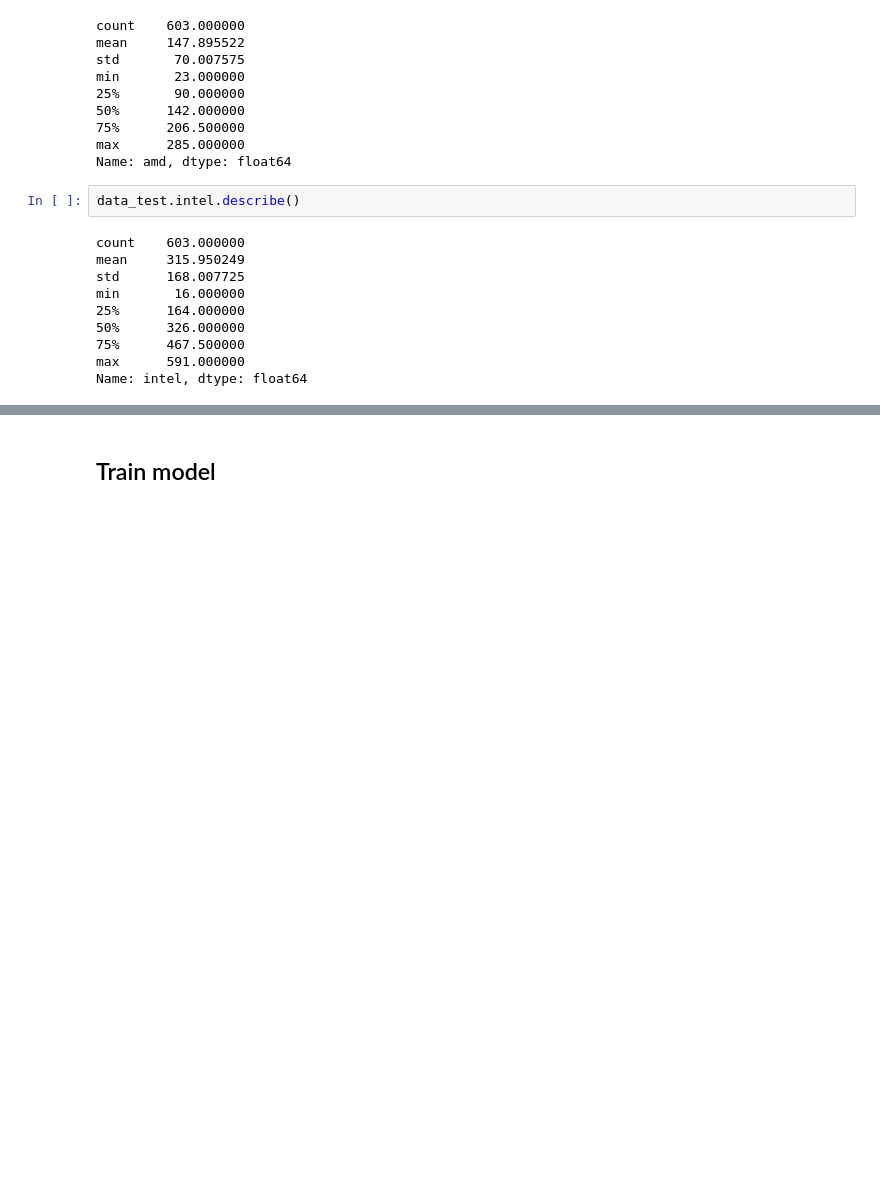
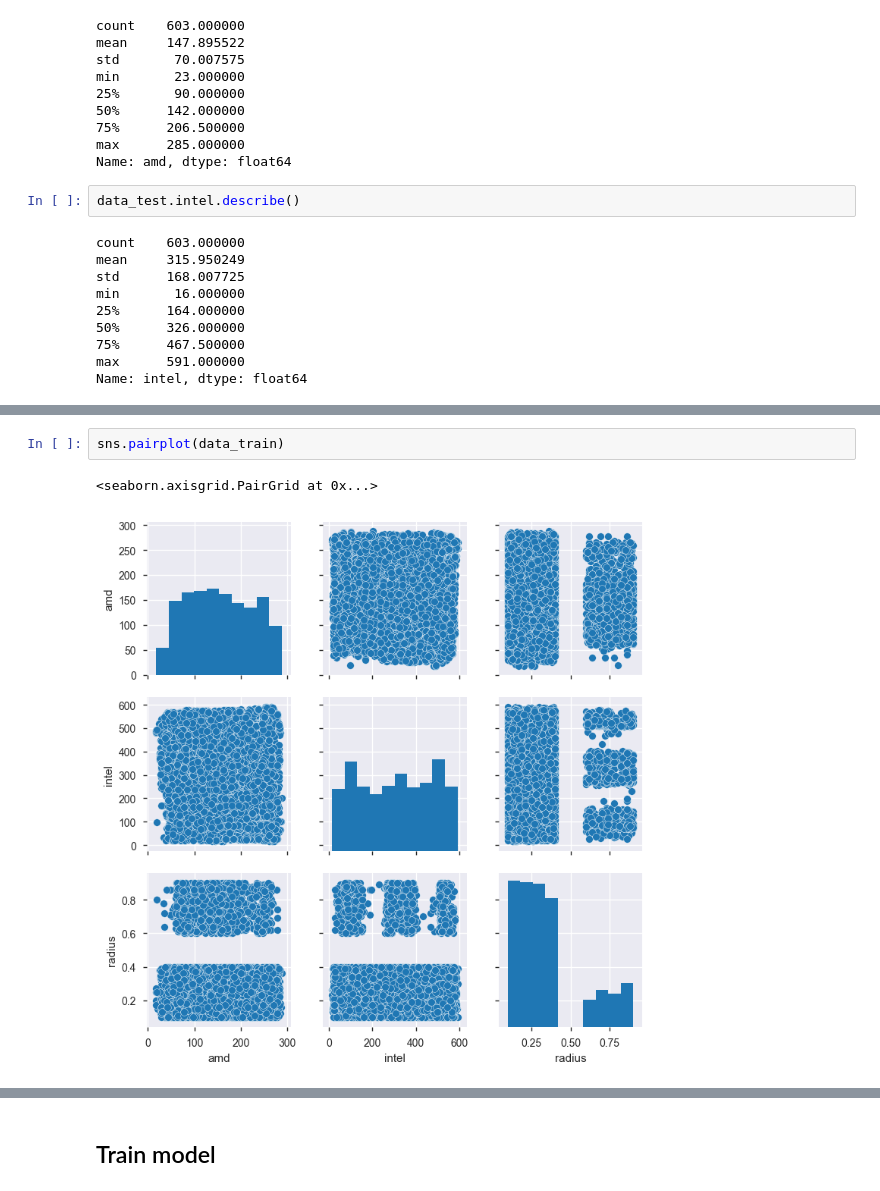
Before and after one commit to EldanGS/Data_Science, a Jupyter notebook: Yessenov Data Lab/YDL_competation/YDL_kaggle.ipynb, the cells around one changed output, grey strips where cells are left out. Drawn from its saved outputs; the diff is of its cells as text; blank space fills up the shorter version.

```diff
--- a/Yessenov Data Lab/YDL_competation/YDL_kaggle.ipynb
+++ b/Yessenov Data Lab/YDL_competation/YDL_kaggle.ipynb
@@ -107,0 +105,5 @@ Name: intel, dtype: float64
+# %%
+sns.pairplot(data_train)
+# %% [output]
+<seaborn.axisgrid.PairGrid at 0x...>
+[figure, added]
```
Also changed, not shown: parts of 39 cells of this notebook, 5 other files.
